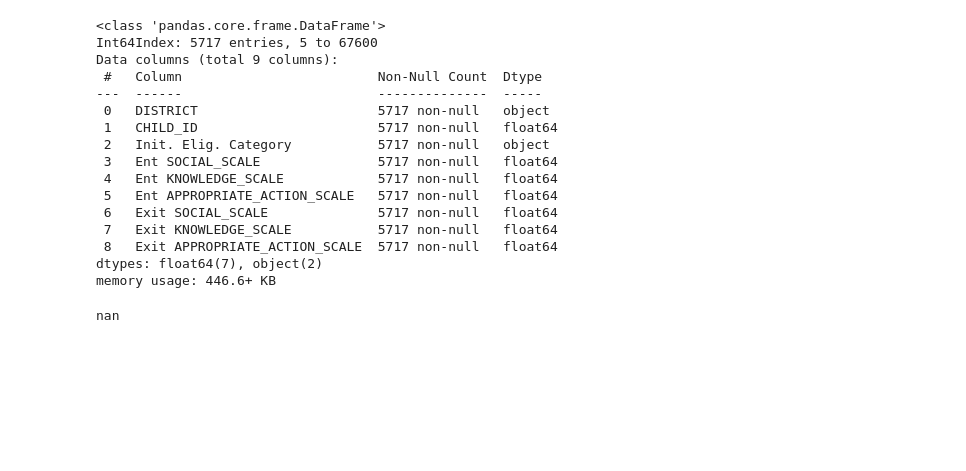
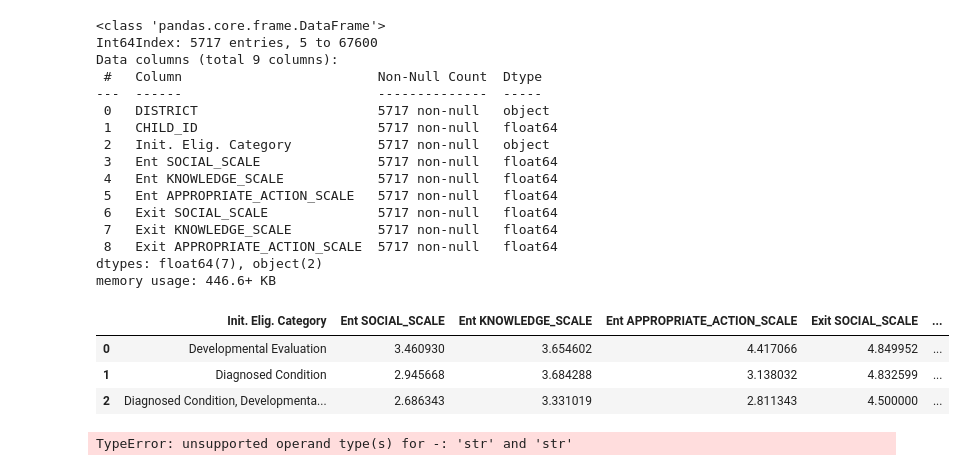
Before and after one commit to NSS-Data-Analytics-Cohort-7/didd-newbalancesonthebloc, a Jupyter notebook: Notebook/DIDD_partner_project.ipynb, the cells around one changed output. Cells and saved outputs as stored; diff of their text form; code cells hidden in the pictures; blank space fills up the shorter version.

Commit message:
Q1 means

```diff
--- a/Notebook/DIDD_partner_project.ipynb
+++ b/Notebook/DIDD_partner_project.ipynb
@@ -219,7 +219,14 @@ Data columns (total 9 columns):
  8   Exit APPROPRIATE_ACTION_SCALE  5717 non-null   float64
 dtypes: float64(7), object(2)
 memory usage: 446.6+ KB
-# %%
-essentials_drop.loc[essentials_drop['Init. Elig. Category'] == 'Developmental Condition'].mean()['Ent SOCIAL_SCALE']
-# %% [output]
-nan
+# %%
+essentials_drop.groupby('Init. Elig. Category', as_index=False)['Ent SOCIAL_SCALE', 'Ent KNOWLEDGE_SCALE', 'Ent APPROPRIATE_ACTION_SCALE', 'Exit SOCIAL_SCALE', 'Exit KNOWLEDGE_SCALE', 'Exit APPROPRIATE_ACTION_SCALE'].mean()
+# %% [output]
+|  | Init. Elig. Category | Ent SOCIAL_SCALE | Ent KNOWLEDGE_SCALE | Ent APPROPRIATE_ACTION_SCALE | Exit SOCIAL_SCALE | ... |
+| 0 | Developmental Evaluation | 3.460930 | 3.654602 | 4.417066 | 4.849952 | ... |
+| 1 | Diagnosed Condition | 2.945668 | 3.684288 | 3.138032 | 4.832599 | ... |
+| 2 | Diagnosed Condition, Developmenta... | 2.686343 | 3.331019 | 2.811343 | 4.500000 | ... |
+# %%
+essentials_drop.groupby('Init. Elig. Category', as_index=False)['Exit SOCIAL_SCALE' - 'Ent SOCIAL_SCALE', 'Exit KNOWLEDGE_SCALE' - 'Ent KNOWLEDGE_SCALE', 'Exit APPROPRIATE_ACTION_SCALE' - 'Ent APPROPRIATE_ACTION_SCALE'].mean()
+# %% [output]
+TypeError: unsupported operand type(s) for -: 'str' and 'str'
```
